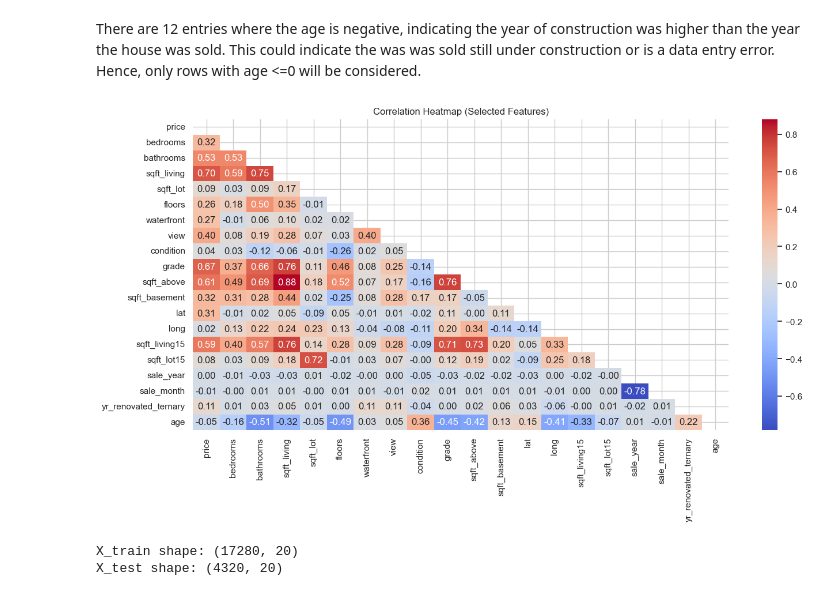
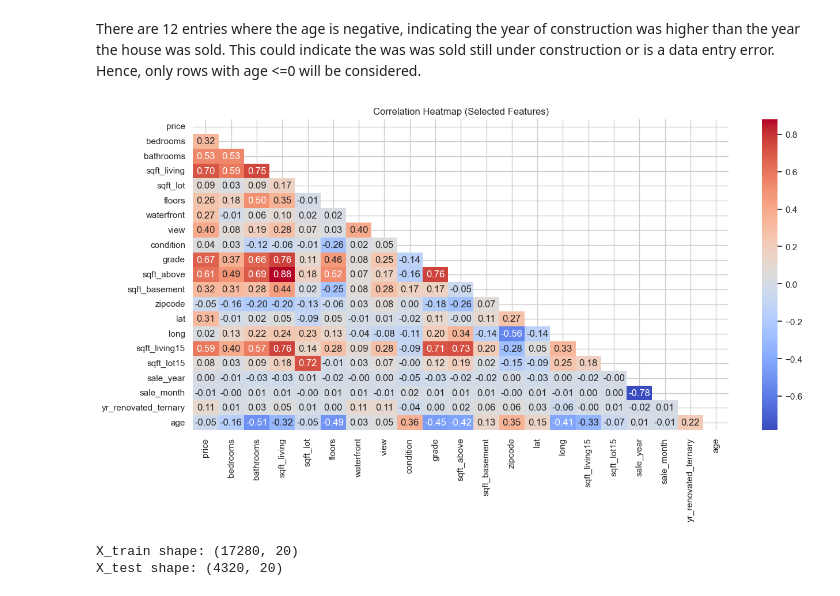
Before and after one commit to brunojrg/house-prices-project, a Jupyter notebook: Notebooks/knn-modelling.ipynb, the cells around one changed output. Drawn from its saved outputs; the diff is of its cells as text; code cells hidden in the pictures.

Commit message:
Update KNN modelling

```diff
--- a/Notebooks/knn-modelling.ipynb
+++ b/Notebooks/knn-modelling.ipynb
@@ -263,3 +335,6 @@ yr_renovated
 1954        1
 1944        1
 Name: count, Length: 70, dtype: int64
+# %%
+# Binary classification of renovation, where 0 is not-renovated and 1 is renovated.
+df_model["yr_renovated_binary"] = (df_model["yr_renovated"] > 0).astype(int)
@@ -376,3 +525,0 @@ Now test a binary system for 'yr_renovated' where 0 represents houses that were
-# %%
-# Binary classification of renovation, where 0 is not-renovated and 1 is renovated.
-df_model["was_renovated"] = (df_model["yr_renovated"] > 0).astype(int)
@@ -454,0 +528,20 @@ The ternary system allows for a better model performance, with slightly less ove
+# %%
+# Group the 'yr-renovated' in different categories, where non-renovated houses are kept as 0
+# houses renovated from 2000 onwards are transformed to 1
+# houses renovated between 1980 and 1999 are transformed to 2
+# houses renovated prior ti 1980 are transformed to 3
+df_model["yr_renovated_quaternary"] = np.select(
+    [
+        df_model['yr_renovated'].eq(0),
+        df_model['yr_renovated'].between(2000, 2014, inclusive="both"),
+        df_model['yr_renovated'].between(1980, 1999, inclusive="both"),
+    ],
+    [
+        0,
+        1,
+        2
+    ],
+    default=3
+)
+
+df_model['yr_renovated_quaternary'].value_counts().sort_index()
@@ -493,18 +656,18 @@ df_model[df_model['age'] < 0]
 There are 12 entries where the age is negative, indicating the year of construction was higher than the year the house was sold. This could indicate the was was sold still under construction or is a data entry error. Hence, only rows with age <=0 will be considered.
 # %%
 corr_cols = df_model.columns
-corr_cols = corr_cols.drop(['id', 'zipcode', 'yr_renovated', 'was_renovated', 'yr_built'])
+corr_cols = corr_cols.drop(['id', 'yr_renovated', 'yr_renovated_binary', 'yr_renovated_quaternary', 'yr_built'])
 
 correlation_matrix = round(df_model[corr_cols].corr(),2)
 
 mask = np.triu(np.ones_like(correlation_matrix, dtype=bool))
 plt.figure(figsize=(15, 7))
 sns.heatmap(correlation_matrix, mask=mask, annot=True, cmap="coolwarm", fmt=".2f")
 
 plt.title("Correlation Heatmap (Selected Features)")
 plt.show()
 # %% [output]
-[figure, old version]
+[figure, new version]
 # %%
 feature_cols = [c for c in df_model.columns if c != target_col]
 df_model_dropped_age = df_model[df_model['age']>=0]
```
Also changed, not shown: parts of 66 cells of this notebook.
